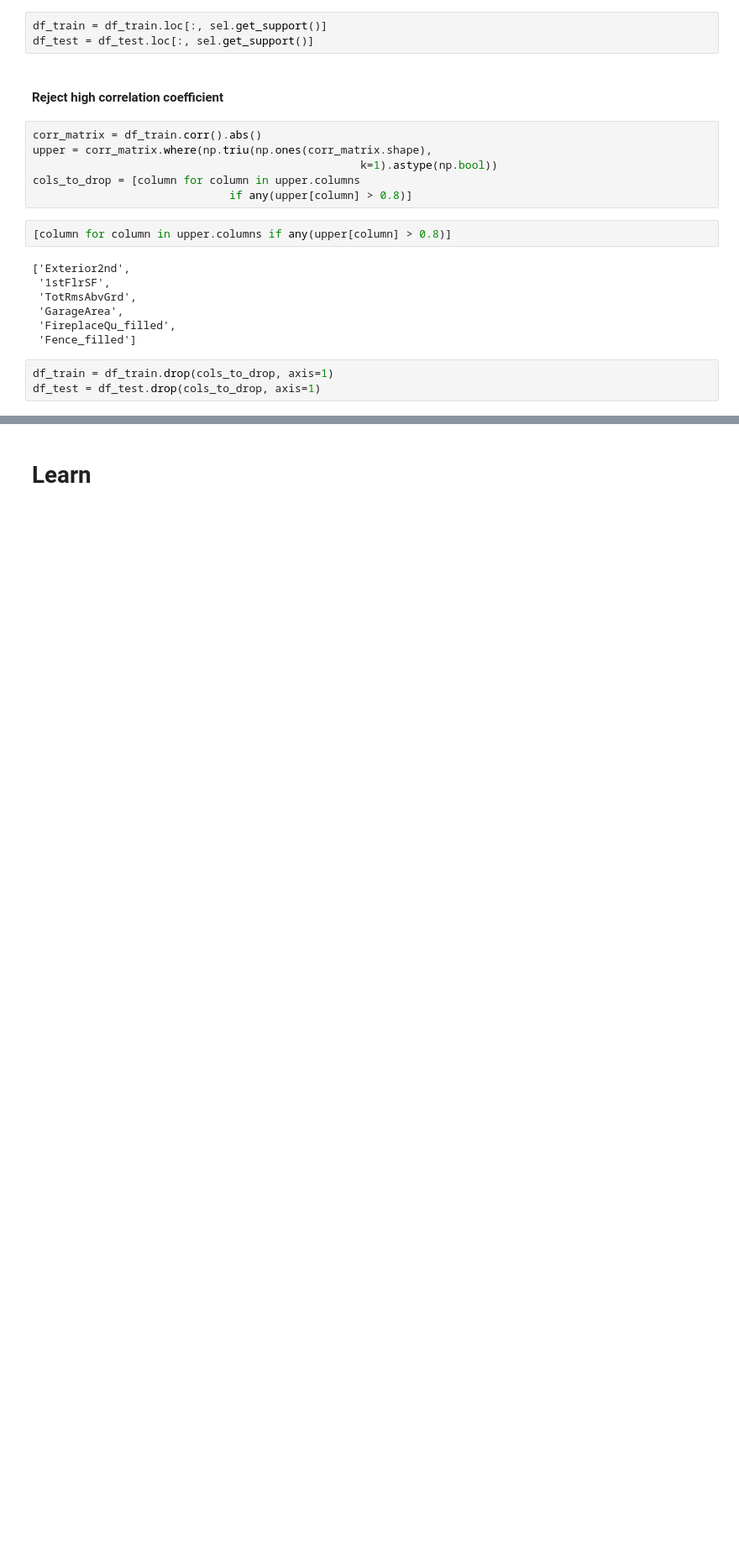
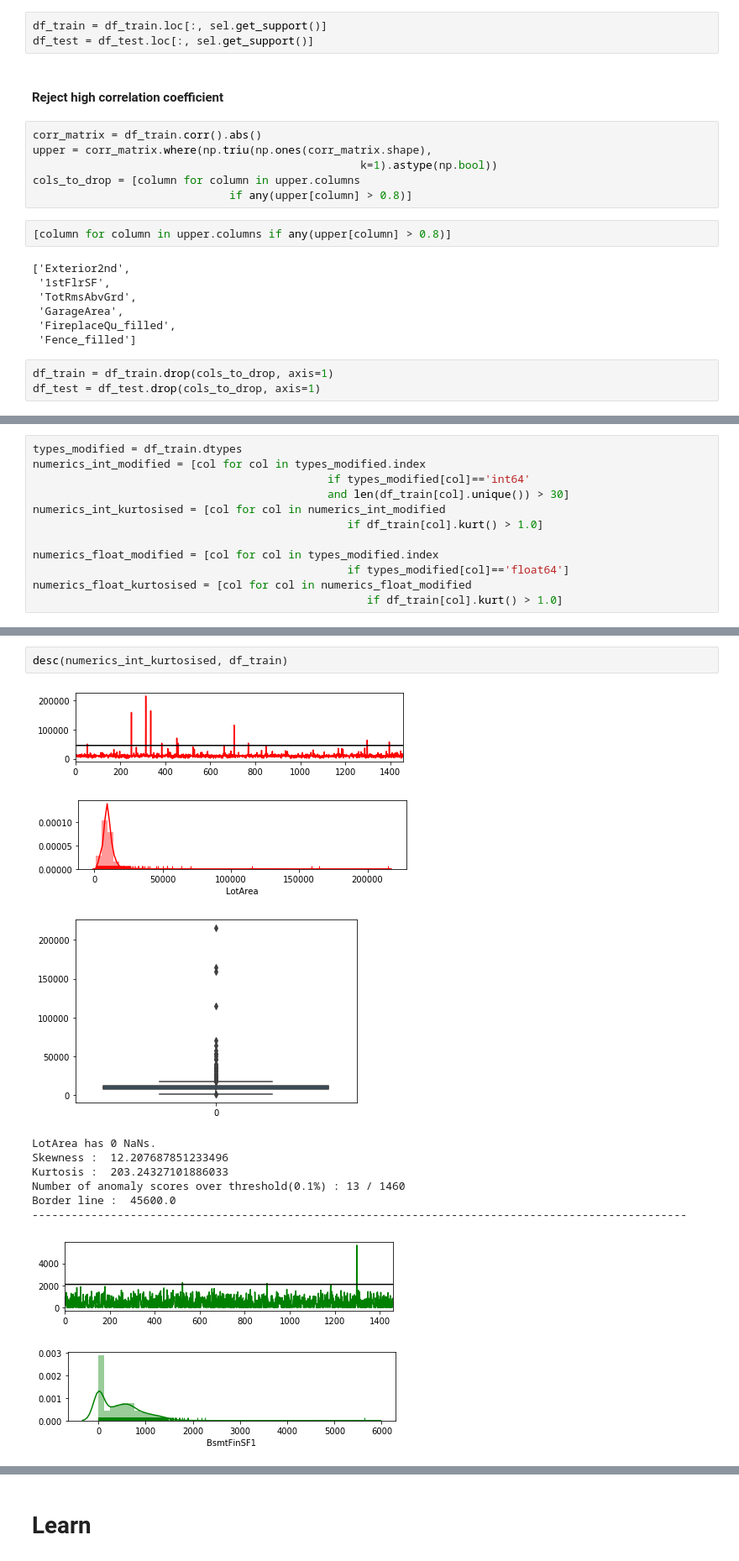
Before and after one commit to ryotayashima/Kaggle, a Jupyter notebook: GettingStart/HousePrices/new/xgboost.ipynb, the cells around one changed output, grey strips where cells are left out. Shown at 84% size. Cells and saved outputs as stored; diff of their text form; blank space fills up the shorter version.

```diff
--- a/GettingStart/HousePrices/new/xgboost.ipynb
+++ b/GettingStart/HousePrices/new/xgboost.ipynb
@@ -477,0 +477,12 @@ mi.sort_values(ascending=False).plot(kind='bar', figsize=(20,10))
+# %%
+types_modified = df_train.dtypes
+numerics_int_modified = [col for col in types_modified.index
+                                             if types_modified[col]=='int64'
+                                             and len(df_train[col].unique()) > 30]
+numerics_int_kurtosised = [col for col in numerics_int_modified
+                                                if df_train[col].kurt() > 1.0]
+
+numerics_float_modified = [col for col in types_modified.index
+                                                if types_modified[col]=='float64']
+numerics_float_kurtosised = [col for col in numerics_float_modified
+                                                   if df_train[col].kurt() > 1.0]
@@ -477,0 +510,14 @@ mi.sort_values(ascending=False).plot(kind='bar', figsize=(20,10))
+# %%
+desc(numerics_int_kurtosised, df_train)
+# %% [output]
+[figure, added]
+[figure, added]
+[figure, added]
+LotArea has 0 NaNs.
+Skewness :  12.207687851233496
+Kurtosis :  203.24327101886033
+Number of anomaly scores over threshold(0.1%) : 13 / 1460
+Border line :  45600.0
+----------------------------------------------------------------------------------------------------
+[figure, added]
+[figure, added]
```
Also changed, not shown: parts of 34 cells of this notebook, 1 other file.
